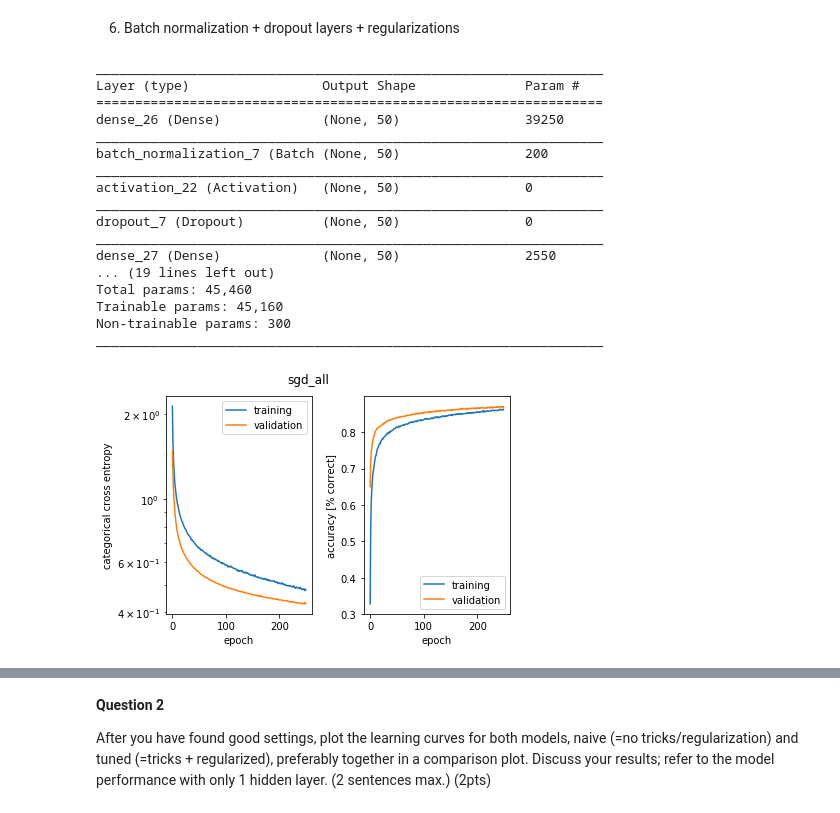
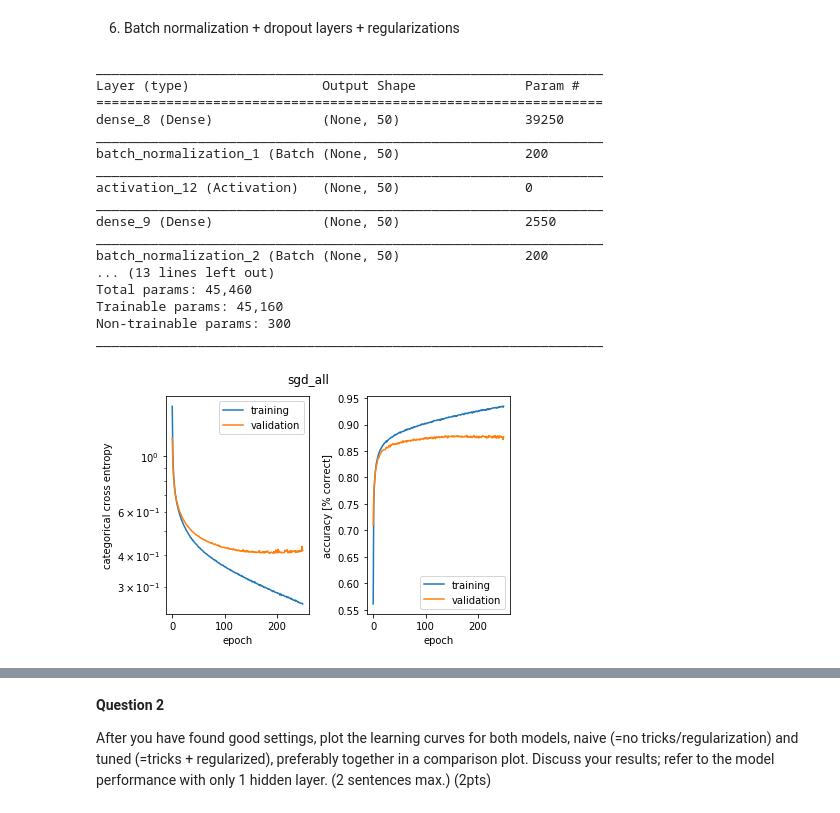
Before and after one commit to ythuangyt/Artificial-Neural-Network, a Jupyter notebook: miniproject1.ipynb, the cells around one changed output, grey strips where cells are left out. Drawn from its saved outputs; the diff is of its cells as text; code cells hidden in the pictures.

```diff
--- a/miniproject1.ipynb
+++ b/miniproject1.ipynb
@@ -746,28 +746,28 @@ _________________________________________________________________
 # %%
 sgd_tuned = hidden_layer(hidden_neurons = 50, hidden_layer_size = 3,
                        learning_rate = 0.003, optimizer = 'sgd',
-                       bn = True, dropout = True, reg = 'l2',
+                       bn = True, dropout = False, reg = 'l2',
                        epochs = 250, verbose = 0,
                        x_train = x_fashion_train, x_test = x_fashion_test,
                        y_train = y_fashion_train, y_test = y_fashion_test,
                        reg_value = 0.01)
 fig = plot_history(sgd_tuned, 'sgd_all')
 # %% [output]
 _________________________________________________________________
 Layer (type)                 Output Shape              Param #
 =================================================================
-dense_26 (Dense)             (None, 50)                39250
+dense_8 (Dense)              (None, 50)                39250
 _________________________________________________________________
-batch_normalization_7 (Batch (None, 50)                200
+batch_normalization_1 (Batch (None, 50)                200
 _________________________________________________________________
-activation_22 (Activation)   (None, 50)                0
+activation_12 (Activation)   (None, 50)                0
 _________________________________________________________________
-dropout_7 (Dropout)          (None, 50)                0
+dense_9 (Dense)              (None, 50)                2550
 _________________________________________________________________
-dense_27 (Dense)             (None, 50)                2550
-... (19 lines left out)
+batch_normalization_2 (Batch (None, 50)                200
+... (13 lines left out)
 Total params: 45,460
 Trainable params: 45,160
 Non-trainable params: 300
 _________________________________________________________________
-[figure, old version]
+[figure, new version]
```
Also changed, not shown: parts of 16 cells of this notebook.
